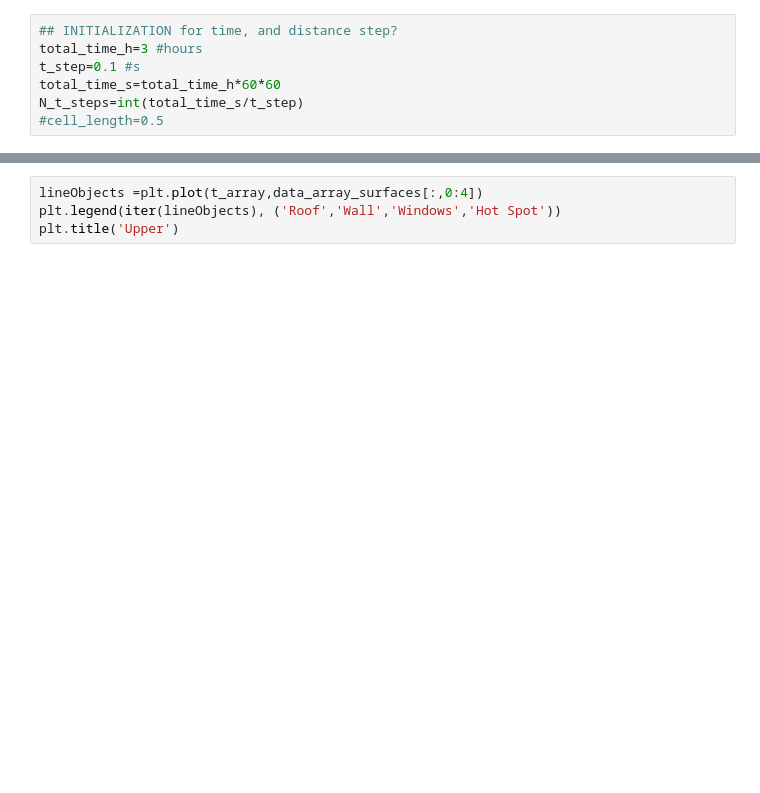
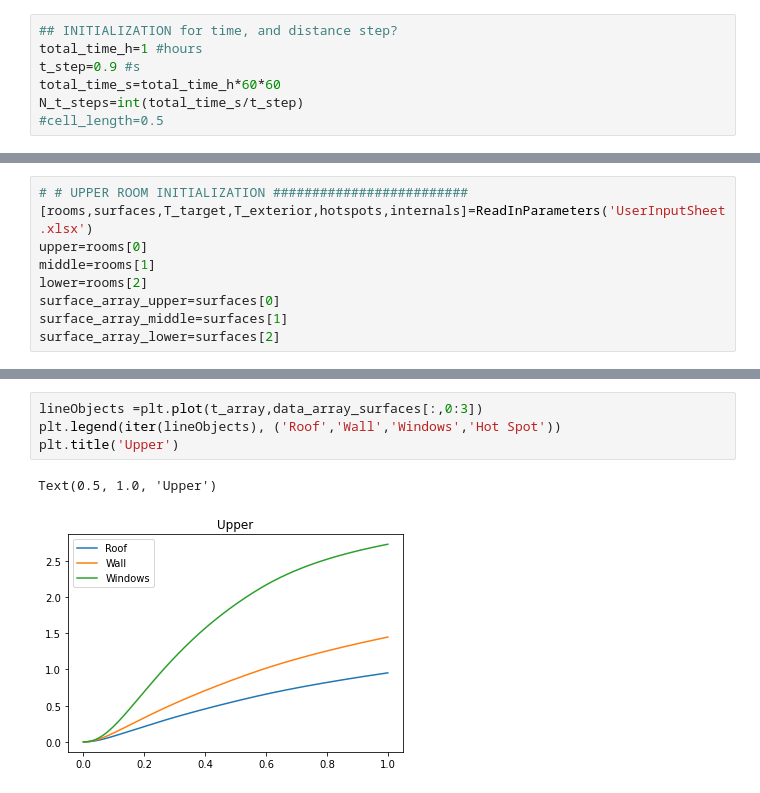
Before and after one commit to l-hemsley/HeatingModel, a Jupyter notebook: ChurchModel.ipynb, the cells around one changed output, grey strips where cells are left out. Drawn from its saved outputs; the diff is of its cells as text; blank space fills up the shorter version.

Commit message:
hotspot and internals working ok

```diff
--- a/ChurchModel.ipynb
+++ b/ChurchModel.ipynb
@@ -23,8 +23,8 @@ from ReadInParameters import *
 # make Qin model for different types of heating
 # %%
 ## INITIALIZATION for time, and distance step?
-total_time_h=3 #hours
-t_step=0.1 #s
+total_time_h=1 #hours
+t_step=0.9 #s
 total_time_s=total_time_h*60*60
 N_t_steps=int(total_time_s/t_step)
 #cell_length=0.5
@@ -92,0 +31,9 @@ for t in tqdm(range(N_t_steps)):
+# %%
+# # UPPER ROOM INITIALIZATION #########################
+[rooms,surfaces,T_target,T_exterior,hotspots,internals]=ReadInParameters('UserInputSheet.xlsx')
+upper=rooms[0]
+middle=rooms[1]
+lower=rooms[2]
+surface_array_upper=surfaces[0]
+surface_array_middle=surfaces[1]
+surface_array_lower=surfaces[2]
@@ -107,5 +124,8 @@ print(data_array_T_room_lower[-1])
 # %%
-lineObjects =plt.plot(t_array,data_array_surfaces[:,0:4])
+lineObjects =plt.plot(t_array,data_array_surfaces[:,0:3])
 plt.legend(iter(lineObjects), ('Roof','Wall','Windows','Hot Spot'))
 plt.title('Upper')
+# %% [output]
+Text(0.5, 1.0, 'Upper')
+[figure, added]
 # %%
```
Also changed, not shown: parts of 7 cells of this notebook, 3 other files.
